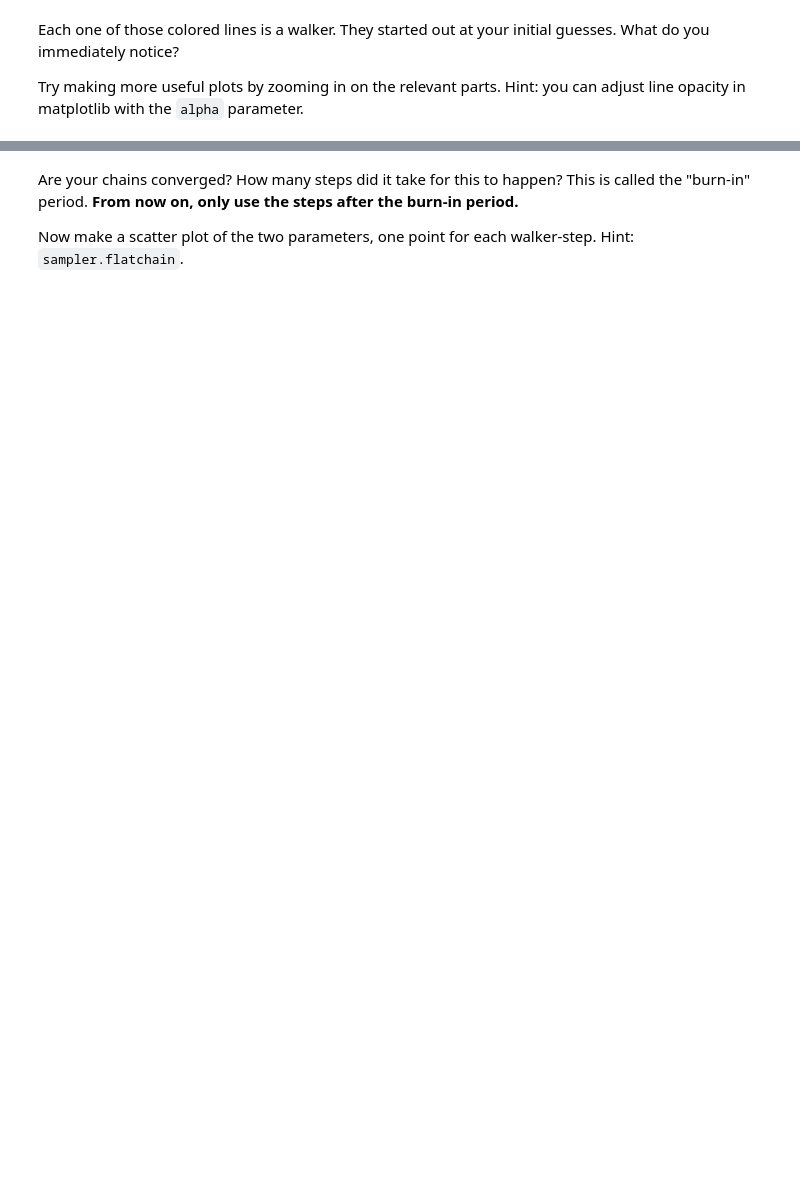
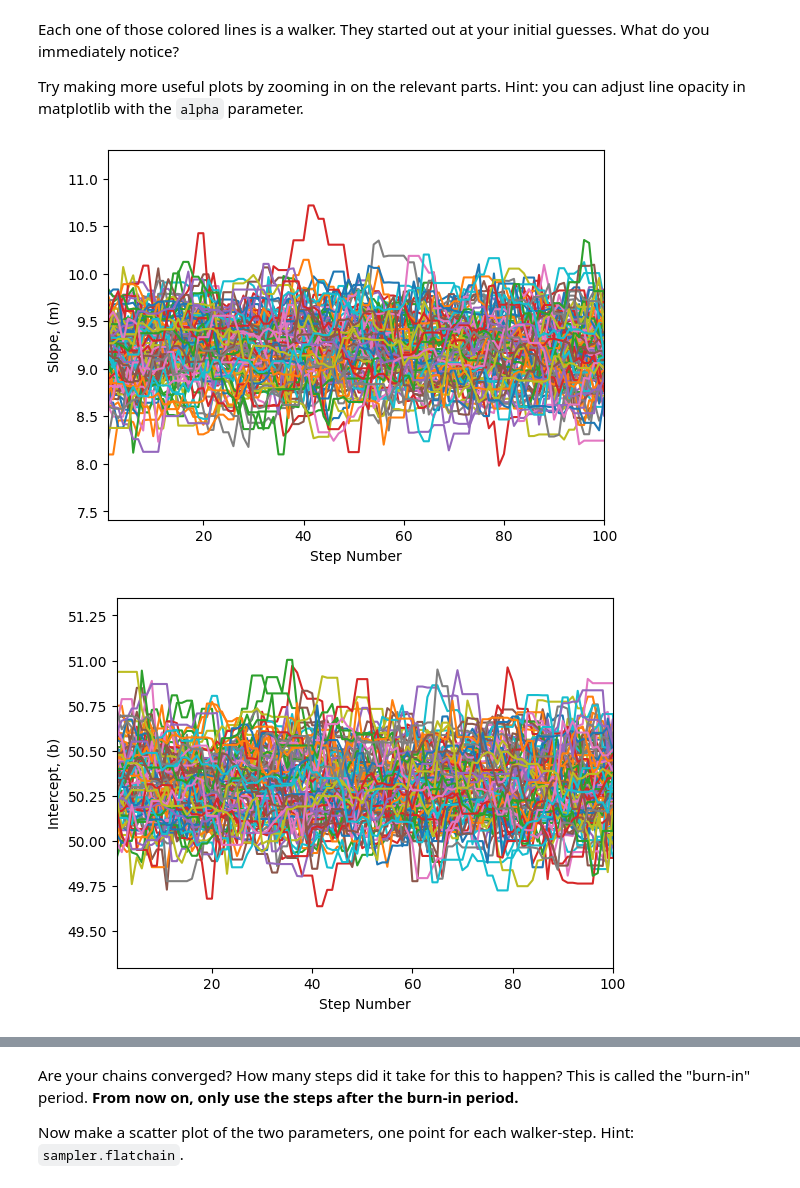
Before and after one commit to ASTR154/bayesian-statistics, a Jupyter notebook: mcmc_line_fitting.ipynb, the cells around one changed output, grey strips where cells are left out. Cells and saved outputs as stored; diff of their text form; code cells hidden in the pictures; blank space fills up the shorter version.

```diff
--- a/mcmc_line_fitting.ipynb
+++ b/mcmc_line_fitting.ipynb
@@ -185,0 +193,7 @@ chain_plots(  # complete
+# %%
+n_burn = 100 # complete
+chain_plots(sampler.chain, steps=n_burn, alpha = 0.5)
+chain_plots(sampler.chain, steps=n_burn, alpha = 0.5)
+# %% [output]
+[figure, added]
+[figure, added]
```
Also changed, not shown: parts of 12 cells of this notebook.
